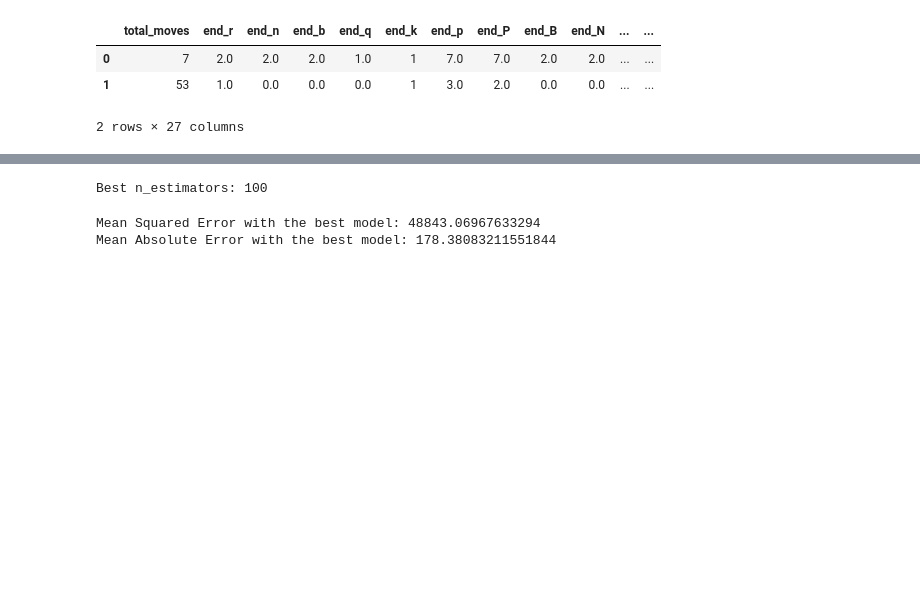
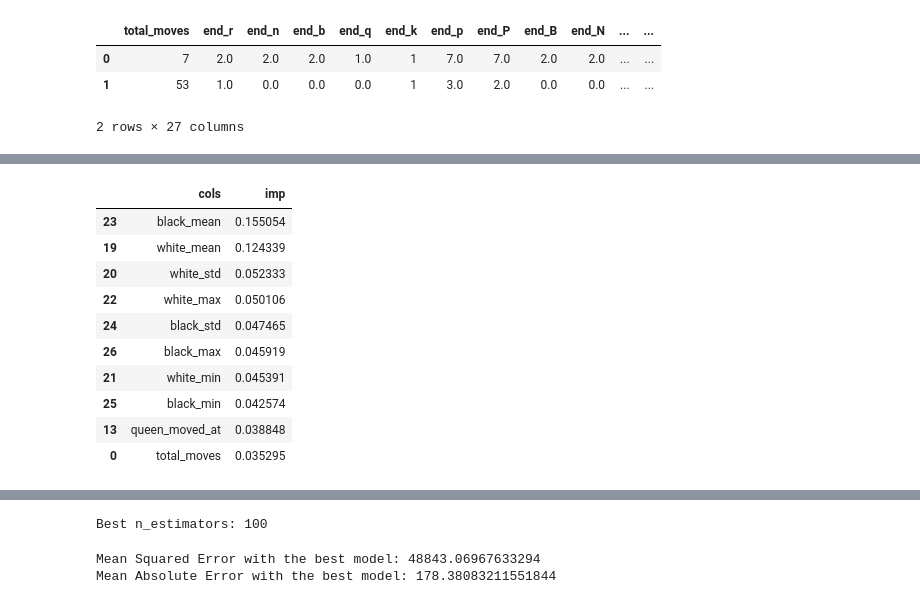
Before and after one commit to jonathan-wu1/Finding-Elo, a Jupyter notebook: rfr_model_training.ipynb, the cells around one changed output, grey strips where cells are left out. Saved outputs shown, nothing was run; the diff lists cells and outputs as text; code cells hidden in the pictures; blank space fills up the shorter version.

```diff
--- a/rfr_model_training.ipynb
+++ b/rfr_model_training.ipynb
@@ -95,0 +132,16 @@ Number of Estimators: 600. Mean Absolute Error: 177.82597367200182
+# %%
+
+fi = rf_feat_importance(model, X_test)
+fi[:10]
+# %% [output]
+|  | cols | imp |
+| 23 | black_mean | 0.155054 |
+| 19 | white_mean | 0.124339 |
+| 20 | white_std | 0.052333 |
+| 22 | white_max | 0.050106 |
+| 24 | black_std | 0.047465 |
+| 26 | black_max | 0.045919 |
+| 21 | white_min | 0.045391 |
+| 25 | black_min | 0.042574 |
+| 13 | queen_moved_at | 0.038848 |
+| 0 | total_moves | 0.035295 |
```
Also changed, not shown: parts of 11 cells of this notebook, 12 other files.
